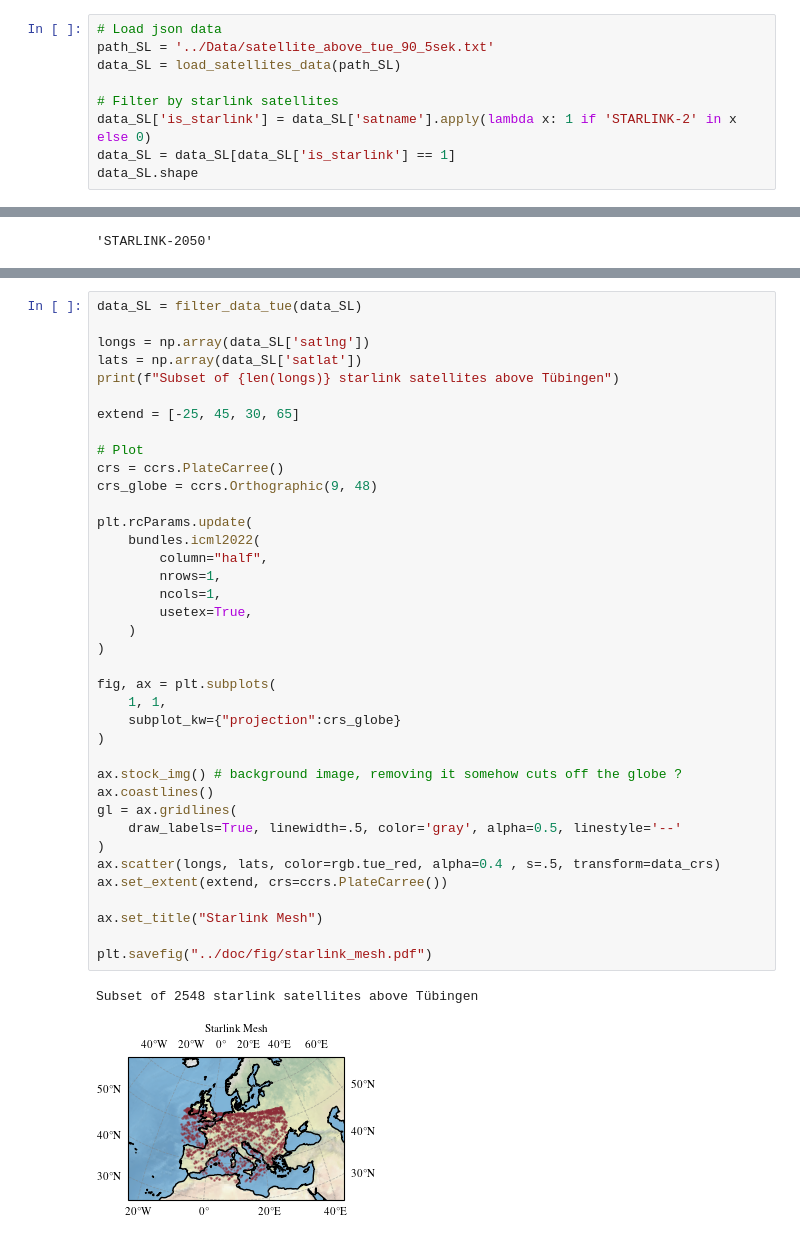
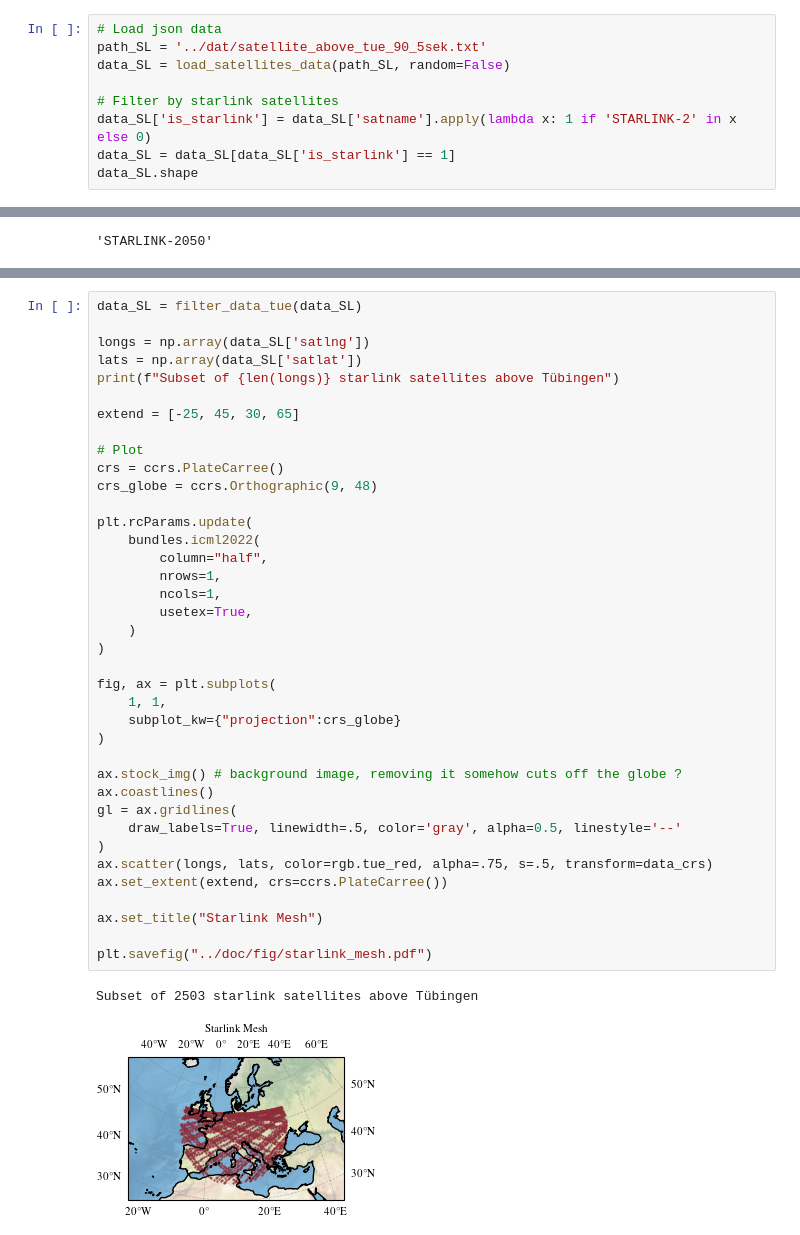
Before and after one commit to timoluebbing/Satellites, a Jupyter notebook: exp/exp_TL_MO_002_Starlink_Analysis.ipynb, the cells around one changed output, grey strips where cells are left out. Saved outputs shown, nothing was run; the diff lists cells and outputs as text.

```diff
--- a/exp/exp_TL_MO_002_Starlink_Analysis.ipynb
+++ b/exp/exp_TL_MO_002_Starlink_Analysis.ipynb
@@ -404,7 +395,7 @@ plt.show()
 # %%
 # Load json data
-path_SL = '../Data/satellite_above_tue_90_5sek.txt'
-data_SL = load_satellites_data(path_SL)
+path_SL = '../dat/satellite_above_tue_90_5sek.txt'
+data_SL = load_satellites_data(path_SL, random=False)
 
 # Filter by starlink satellites
 data_SL['is_starlink'] = data_SL['satname'].apply(lambda x: 1 if 'STARLINK-2' in x else 0)
@@ -494,36 +485,36 @@ extend = [-25, 45, 30, 65]
 
 # Plot
 crs = ccrs.PlateCarree()
 crs_globe = ccrs.Orthographic(9, 48)
 
 plt.rcParams.update(
     bundles.icml2022(
         column="half",
         nrows=1,
         ncols=1,
         usetex=True,
     )
 )
 
 fig, ax = plt.subplots(
     1, 1,
     subplot_kw={"projection":crs_globe}
 )
 
 ax.stock_img() # background image, removing it somehow cuts off the globe ?
 ax.coastlines()
 gl = ax.gridlines(
     draw_labels=True, linewidth=.5, color='gray', alpha=0.5, linestyle='--'
 )
-ax.scatter(longs, lats, color=rgb.tue_red, alpha=0.4 , s=.5, transform=data_crs)
+ax.scatter(longs, lats, color=rgb.tue_red, alpha=.75, s=.5, transform=data_crs)
 ax.set_extent(extend, crs=ccrs.PlateCarree())
 
 ax.set_title("Starlink Mesh")
 
 plt.savefig("../doc/fig/starlink_mesh.pdf")
 # %% [output]
-Subset of 2548 starlink satellites above Tübingen
+Subset of 2503 starlink satellites above Tübingen
-[figure, old version]
+[figure, new version]
 # %%
 # proj = ccrs.Orthographic(central_longitude=0.0, central_latitude=50.0)
 # ax = plt.axes(projection=proj)
```
Also changed, not shown: parts of 13 cells of this notebook, 10 other files.
